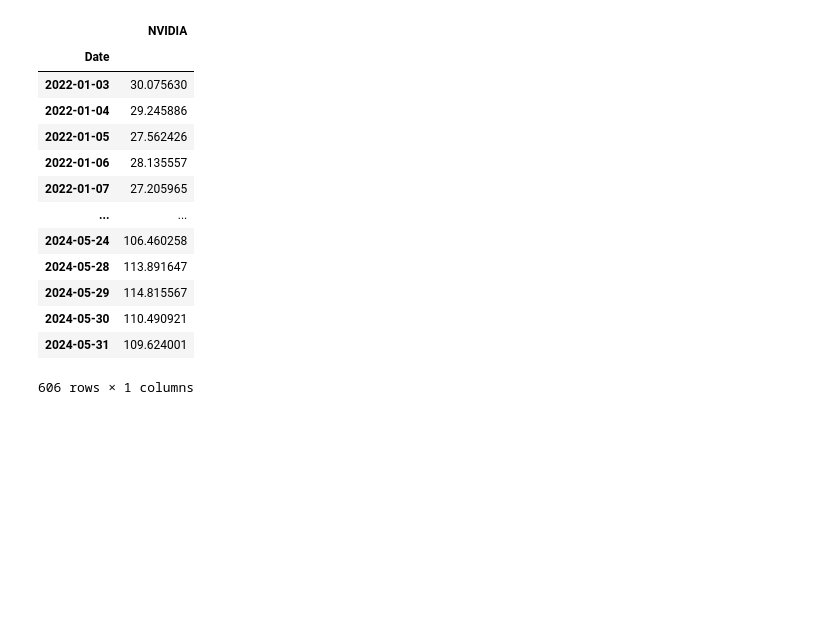
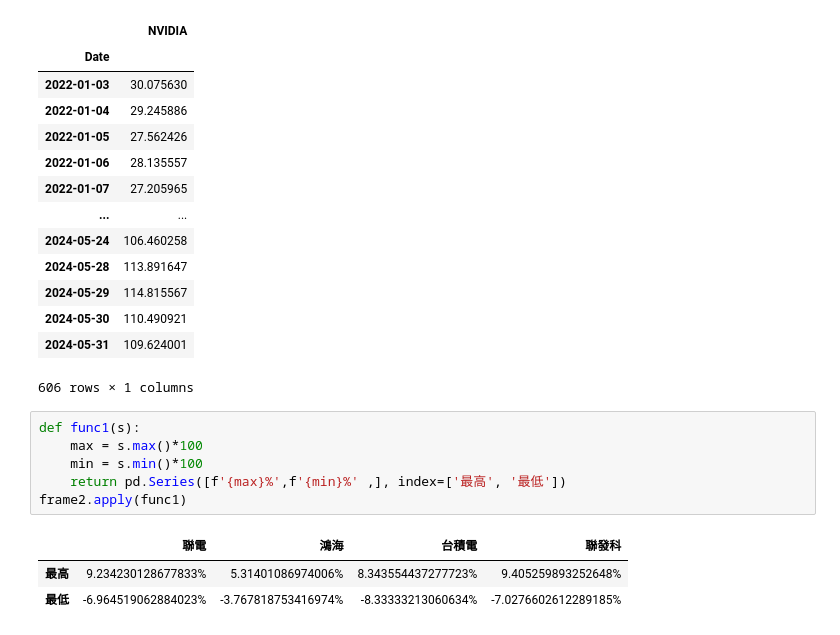
Before and after one commit to lf0116/lf_0116, a Jupyter notebook: lesson20_2.ipynb, the cells around one changed output. Saved outputs shown, nothing was run; the diff lists cells and outputs as text; blank space fills up the shorter version.

```diff
--- a/lesson20_2.ipynb
+++ b/lesson20_2.ipynb
@@ -171,3 +179,13 @@ NVDA
 | 2024-05-30 | 110.490921 |
 | 2024-05-31 | 109.624001 |
 606 rows × 1 columns
+# %%
+def func1(s):
+    max = s.max()*100
+    min = s.min()*100
+    return pd.Series([f'{max}%',f'{min}%' ,], index=['最高', '最低'])
+frame2.apply(func1)
+# %% [output]
+|  | 聯電 | 鴻海 | 台積電 | 聯發科 |
+| 最高 | 9.234230128677833% | 5.31401086974006% | 8.343554437277723% | 9.405259893252648% |
+| 最低 | -6.964519062884023% | -3.767818753416974% | -8.33333213060634% | -7.0276602612289185% |
```
Also changed, not shown: parts of 1 cell of this notebook.
